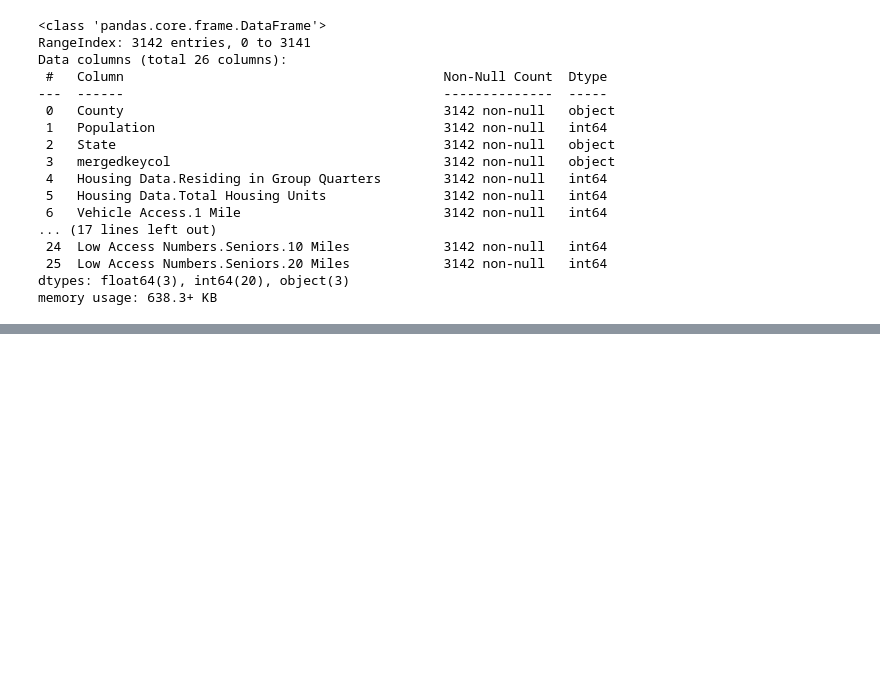
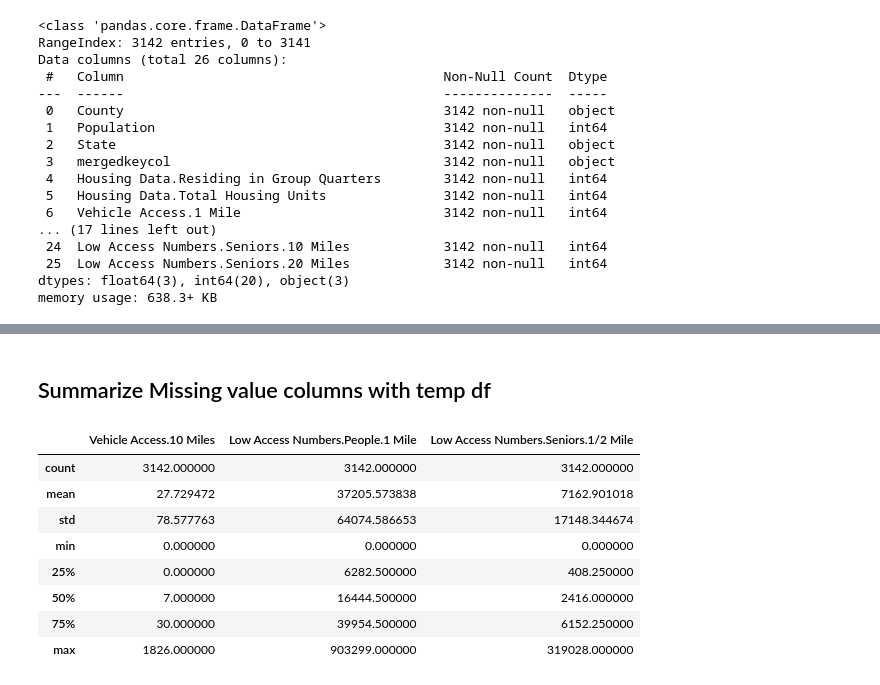
Before and after one commit to nidhicodes4045/datascience442, a Jupyter notebook: Project_Dataset_Cleaning.ipynb, the cells around one changed output, grey strips where cells are left out. Saved outputs shown, nothing was run; the diff lists cells and outputs as text; code cells hidden in the pictures; blank space fills up the shorter version.

```diff
--- a/Project_Dataset_Cleaning.ipynb
+++ b/Project_Dataset_Cleaning.ipynb
@@ -337,0 +581,9 @@ memory usage: 638.3+ KB
+# %%
+# Convert columns 4-25 (except 8, 18, and 23) to appropriate numerical types
+cols_to_convert = [mode_food_df.columns[i] for i in range(3, 25) if i not in [7, 17, 22]]
+
+# Convert to float since some numeric values may have decimals
+mode_food_df[cols_to_convert] = mode_food_df[cols_to_convert].apply(pd.to_numeric, errors='coerce')
+
+# Display the updated data types
+mode_food_df.dtypes
@@ -337,0 +609,20 @@ memory usage: 638.3+ KB
+# %% [markdown]
+## Summarize Missing value columns with temp df
+# %%
+df_temp = mode_food_df.copy()
+missing_cols = [mode_food_df.columns[7], mode_food_df.columns[17], mode_food_df.columns[22]]
+df_temp[missing_cols] = df_temp[missing_cols].replace(["", " ", "N/A", "n/a", "NULL", "null"], None)
+df_temp[missing_cols] = df_temp[missing_cols].apply(pd.to_numeric, errors='coerce').fillna(0)
+summary_stats = df_temp[missing_cols].describe()
+from IPython.display import display
+display(summary_stats)
+# %% [output]
+|  | Vehicle Access.10 Miles | Low Access Numbers.People.1 Mile | Low Access Numbers.Seniors.1/2 Mile |
+| count | 3142.000000 | 3142.000000 | 3142.000000 |
+| mean | 27.729472 | 37205.573838 | 7162.901018 |
+| std | 78.577763 | 64074.586653 | 17148.344674 |
+| min | 0.000000 | 0.000000 | 0.000000 |
+| 25% | 0.000000 | 6282.500000 | 408.250000 |
+| 50% | 7.000000 | 16444.500000 | 2416.000000 |
+| 75% | 30.000000 | 39954.500000 | 6152.250000 |
+| max | 1826.000000 | 903299.000000 | 319028.000000 |
```
Also changed, not shown: parts of 48 cells of this notebook.
